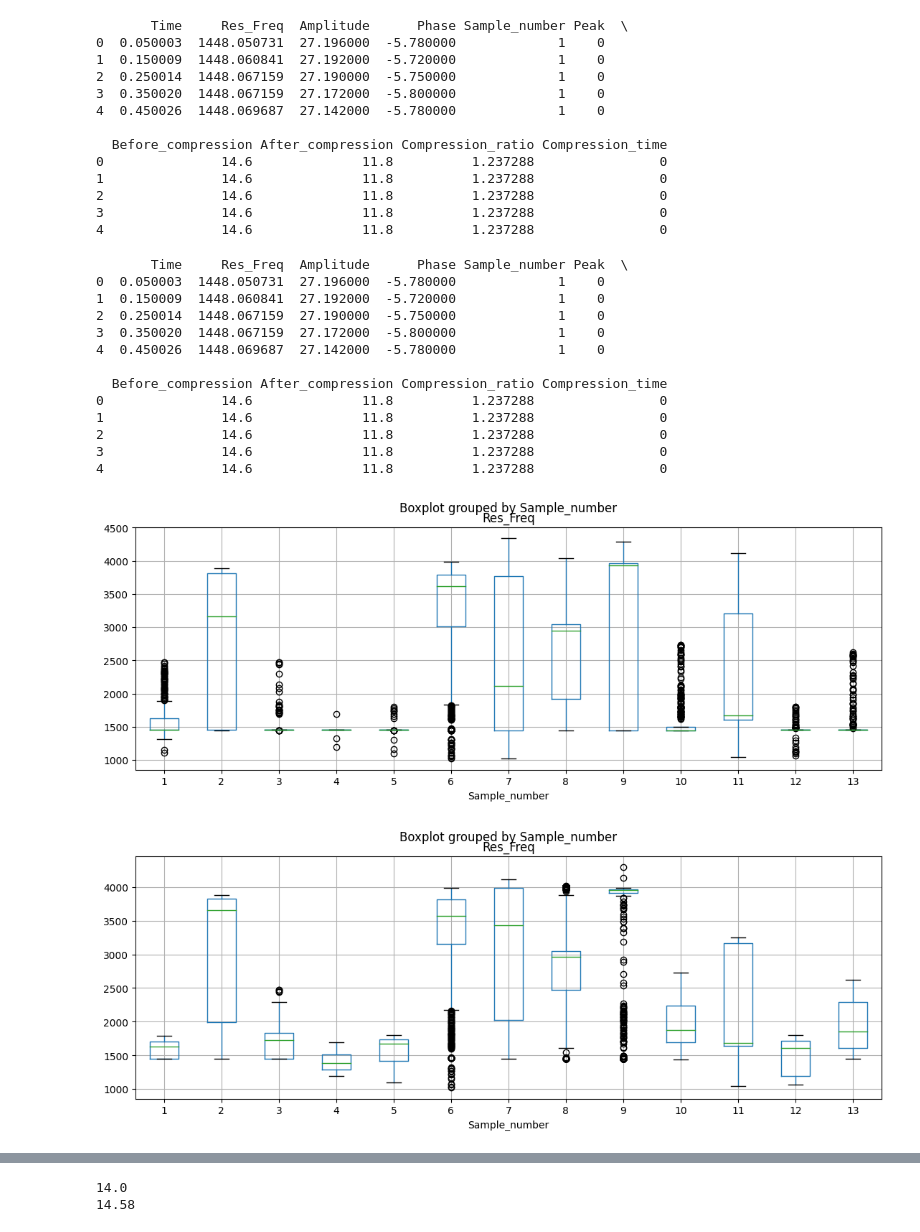
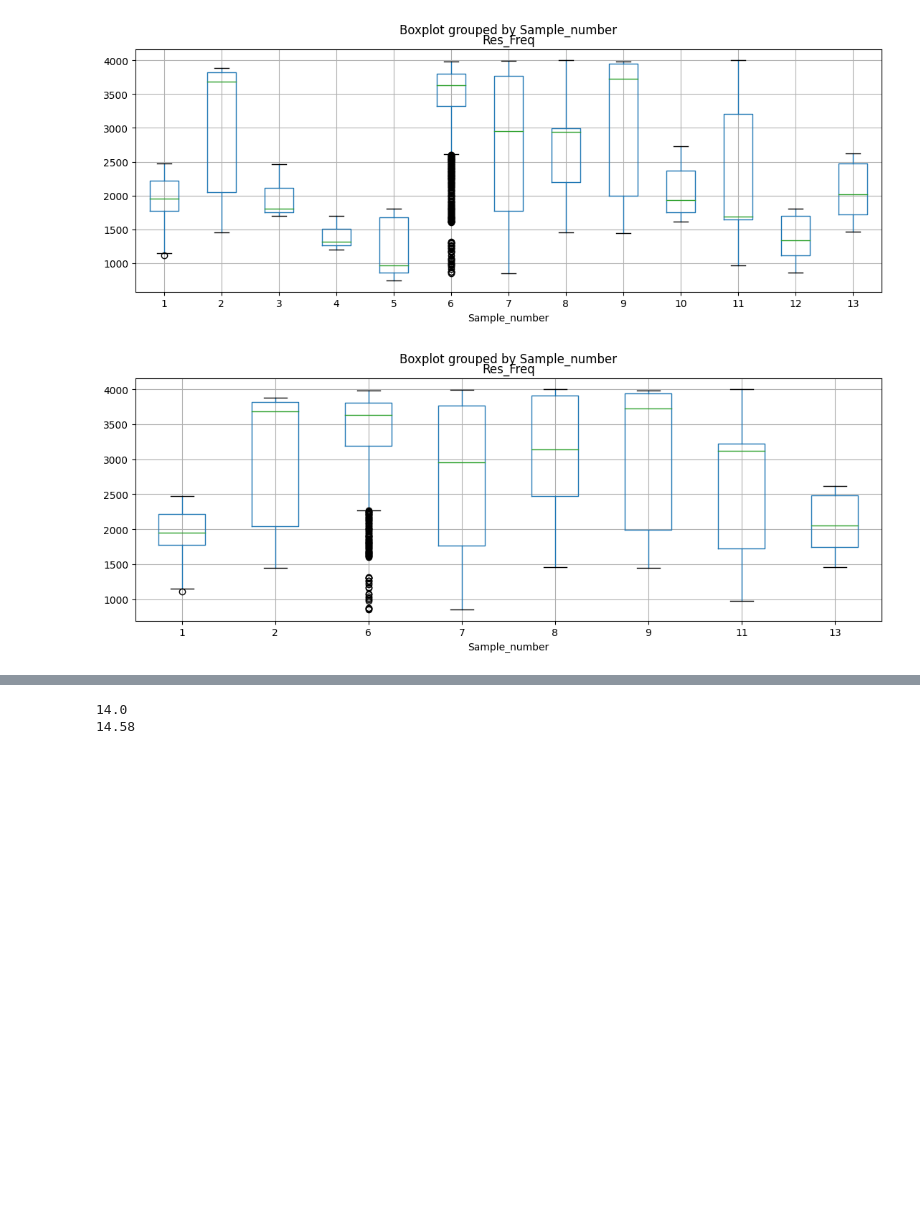
Before and after one commit to Weyrd/Cells_characteristics_Mems_ai, a Jupyter notebook: data_/Data_cleaner.ipynb, the cells around one changed output, grey strips where cells are left out. Drawn from its saved outputs; the diff is of its cells as text; code cells hidden in the pictures; blank space fills up the shorter version.

```diff
--- a/data_/Data_cleaner.ipynb
+++ b/data_/Data_cleaner.ipynb
@@ -518,7 +470,7 @@ def plot_data_repartition(df=False, options_plot=None,
 #                       debug=False)
 # %%
 def plot_boxplot(column_to_plot:list, df=False, options_plot=None,
-                                       option_get_peak: dict = None,
+                                       options_get_peak: dict = None,
                                        options_outliers: dict = None, debug=False,):
     options_default = {"type": None, "width": 13, "height": 4.5}
 
@@ -534,67 +486,50 @@ def plot_boxplot(column_to_plot:list, df=False, options_plot=None,
 
     # if df is not provided, reload the data (if type != false)
     if type(df) != pd.DataFrame:
         option_get_df = {"type": None}
 
         if options_plot["type"] == "raw":
             option_get_df["type"] = "raw"
-            df_raw = get_df(option_get_df, option_get_peak, options_outliers, debug)
+            df_raw = get_df(option_get_df, options_get_peak, options_outliers, debug)
 
         elif options_plot["type"] == "peak":
-            df_peak = get_df(option_get_df, option_get_peak, options_outliers, debug)
+            df_peak = get_df(option_get_df, options_get_peak, options_outliers, debug)
 
         else:
-            df_peak = get_df(option_get_df, option_get_peak, options_outliers, debug)
+            df_peak = get_df(option_get_df, options_get_peak, options_outliers, debug)
 
             option_get_df["type"] = "raw"
-            df_raw = get_df(option_get_df, option_get_peak, options_outliers, debug)
+            df_raw = get_df(option_get_df, options_get_peak, options_outliers, debug)
 
 
     if options_plot["type"] == "all":
         df_raw.boxplot(column=column_to_plot, by="Sample_number", figsize=(options_plot["width"], options_plot["height"]))
         df_peak[df_peak["Peak"] == 1].boxplot(column=column_to_plot, by="Sample_number", figsize=(options_plot["width"], options_plot["height"]))
 
     elif options_plot["type"] == "raw":
         df_raw.boxplot(column=column_to_plot, by="Sample_number", figsize=(options_plot["width"], options_plot["height"]))
 
     elif options_plot["type"] == "peak":
         df_peak[df_peak["Peak"] == 1].boxplot(column=column_to_plot, by="Sample_number", figsize=(options_plot["width"], options_plot["height"]))
 
 
 
 plot_boxplot(["Res_Freq"], options_plot={"type": "all"},
-             options_outliers={"downsampling_rate": 0.02},
-             option_get_peak={},
+             options_outliers={"Res_Freq_min": None, "Res_Freq_max": 4000,
+                "Amplitude_min": None, "Amplitude_max": 20,
+                "Phase_min": None, "Phase_max": None,
+                "interval_df" : [1350, 1600], "downsampling_rate" : 0.02},
+
+
+                options_get_peak = {"outlier_side_percent_on_longest_time_duration": 2,
+                        "downsampling_factor_by_mean_value": 4,
+                        "downsampling_rate": 1.2,
+                        "number_of_interval_downsampling": 15,
+                        "peak_freq": 1600},
              debug=False)
 # %% [output]
-       Time     Res_Freq  Amplitude      Phase Sample_number Peak  \
-0  0.050003  1448.050731  27.196000  -5.780000             1    0
-1  0.150009  1448.060841  27.192000  -5.720000             1    0
-2  0.250014  1448.067159  27.190000  -5.750000             1    0
-3  0.350020  1448.067159  27.172000  -5.800000             1    0
-4  0.450026  1448.069687  27.142000  -5.780000             1    0
-
-  Before_compression After_compression Compression_ratio Compression_time
-0               14.6              11.8          1.237288                0
-1               14.6              11.8          1.237288                0
-2               14.6              11.8          1.237288                0
-3               14.6              11.8          1.237288                0
-4               14.6              11.8          1.237288                0
-       Time     Res_Freq  Amplitude      Phase Sample_number Peak  \
-0  0.050003  1448.050731  27.196000  -5.780000             1    0
-1  0.150009  1448.060841  27.192000  -5.720000             1    0
-2  0.250014  1448.067159  27.190000  -5.750000             1    0
-3  0.350020  1448.067159  27.172000  -5.800000             1    0
-4  0.450026  1448.069687  27.142000  -5.780000             1    0
-
-  Before_compression After_compression Compression_ratio Compression_time
-0               14.6              11.8          1.237288                0
-1               14.6              11.8          1.237288                0
-2               14.6              11.8          1.237288                0
-3               14.6              11.8          1.237288                0
-4               14.6              11.8          1.237288                0
-[figure, old version]
+[figure, new version]
-[figure, old version]
+[figure, new version]
 # %%
 #df.plot.scatter(x="Time", y="Res_Freq", c="Sample_number", colormap="viridis")
 # plot only for one sample
```
Also changed, not shown: parts of 9 cells of this notebook, 1 other file.
